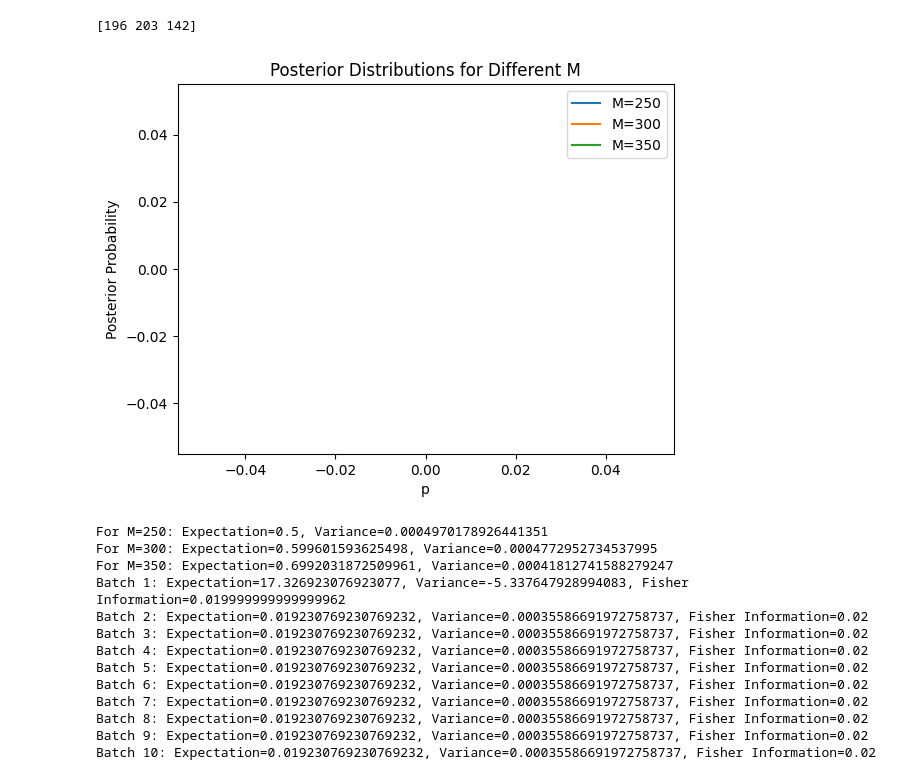
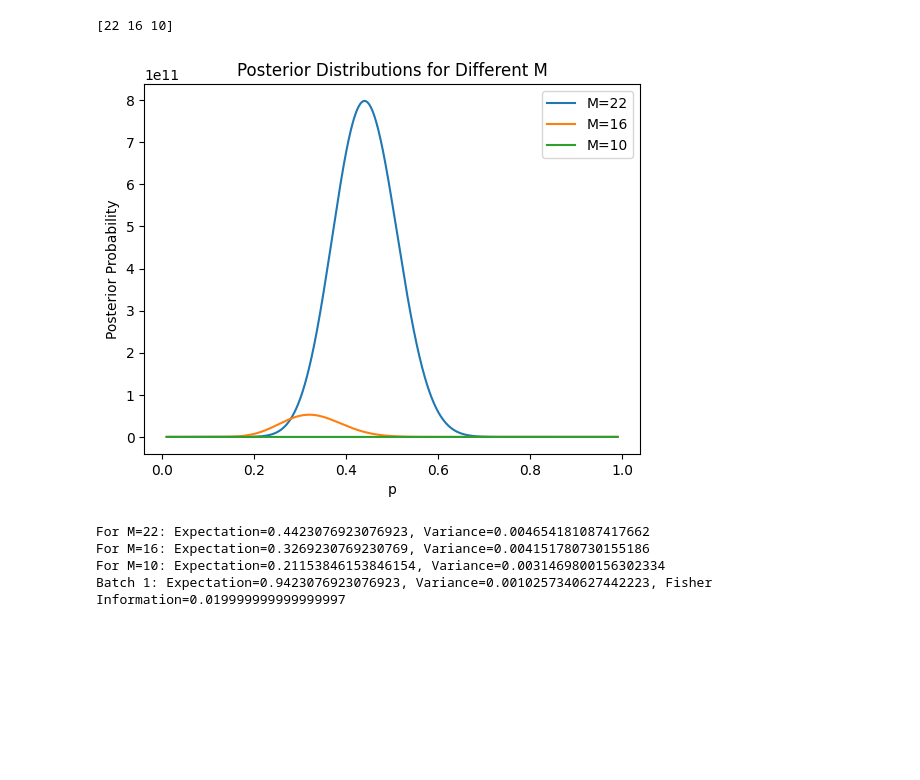
Before and after one commit to AndrewTrutt/Section7, a Jupyter notebook: Bayesian.ipynb, the cells around one changed output. Cells and saved outputs as stored; diff of their text form; code cells hidden in the pictures; blank space fills up the shorter version.

```diff
--- a/Bayesian.ipynb
+++ b/Bayesian.ipynb
@@ -7,7 +7,9 @@ datalist = []
 
 for file in files:
     with open(file, "r") as f:
-        datalist.append(json.load(f))  # Store each file's data
+        datalist.append(json.load(f)[0:50])  # Store each file's data, (only the first 50 entries)
+
+
 
 datasets = np.array([0,0,0])
 
@@ -17,18 +19,22 @@ for i in range(3):
 
 print(datasets)
 # %% [output]
-[196 203 142]
+[22 16 10]
 # %%
 import matplotlib.pyplot as plt
 from scipy.special import beta, gamma
 from scipy.stats import beta as beta_dist
-from math import comb
+from math import comb, log, factorial, exp
 
 # Assuming datasets are loaded as lists of heads counts
 # datasets = [dataset1, dataset2, dataset3]  # Replace with actual data loading
 
+def factorial_product(a, b, c):          #allows us to calculate products of gamma functions without overflow
+    log_prod = sum(log(factorial(abs(x))) * (1 if x > 0 else -1) for x in (a, b, c))
+    return exp(log_prod)
+
 def likelihood(M, N, p):
-    return (gamma(N + 2) / (gamma(M + 1) * gamma(N - M + 1))) * p**M * (1 - p)**(N - M) * comb(N,M)
+    return factorial_product(N+2, -M-1, -N+M-1) * p**M * (1 - p)**(N - M) * comb(N,M)
 
 def posterior(M, N, p):
     return likelihood(M, N, p) * 1 / N  # Uniform prior P(p) = 1/N
@@ -43,48 +49,39 @@ def expectation_variance(M, N):
 def fisher_information(M, N):
     alpha = M + 1
     beta_param = N - M + 1
     return (alpha - 1) / (alpha + beta_param - 2)**2 + (beta_param - 1) / (alpha + beta_param - 2)**2
 
-N = 500
+N = 50
 batch_size = 50
 p_values = np.linspace(0.01, 0.99, 1000)
 
-for M in dataset:
+for M in datasets:
     posterior_values = [posterior(M, N, p) for p in p_values]
     plt.plot(p_values, posterior_values, label=f'M={M}')
 
 plt.xlabel('p')
 plt.ylabel('Posterior Probability')
 plt.title('Posterior Distributions for Different M')
 plt.legend()
 plt.show()
 
-for M in dataset:
+for M in datasets:
     exp, var = expectation_variance(M, N)
     print(f'For M={M}: Expectation={exp}, Variance={var}')
 
 # Batch processing
 for i in range(0, N, batch_size):
-    batch_M = sum(dataset[i:i+batch_size])
+    batch_M = sum(datasets[i:i+batch_size])
     batch_N = batch_size
     exp, var = expectation_variance(batch_M, batch_N)
     fisher = fisher_information(batch_M, batch_N)
     print(f'Batch {i//batch_size + 1}: Expectation={exp}, Variance={var}, Fisher Information={fisher}')
 
 
 #overflow issue i think
 # %% [output]
-[figure, old version]
+[figure, new version]
-For M=250: Expectation=0.5, Variance=0.0004970178926441351
-For M=300: Expectation=0.599601593625498, Variance=0.0004772952734537995
-For M=350: Expectation=0.6992031872509961, Variance=0.00041812741588279247
-Batch 1: Expectation=17.326923076923077, Variance=-5.337647928994083, Fisher Information=0.019999999999999962
-Batch 2: Expectation=0.019230769230769232, Variance=0.00035586691972758737, Fisher Information=0.02
-Batch 3: Expectation=0.019230769230769232, Variance=0.00035586691972758737, Fisher Information=0.02
-Batch 4: Expectation=0.019230769230769232, Variance=0.00035586691972758737, Fisher Information=0.02
-Batch 5: Expectation=0.019230769230769232, Variance=0.00035586691972758737, Fisher Information=0.02
-Batch 6: Expectation=0.019230769230769232, Variance=0.00035586691972758737, Fisher Information=0.02
-Batch 7: Expectation=0.019230769230769232, Variance=0.00035586691972758737, Fisher Information=0.02
-Batch 8: Expectation=0.019230769230769232, Variance=0.00035586691972758737, Fisher Information=0.02
-Batch 9: Expectation=0.019230769230769232, Variance=0.00035586691972758737, Fisher Information=0.02
-Batch 10: Expectation=0.019230769230769232, Variance=0.00035586691972758737, Fisher Information=0.02
+For M=22: Expectation=0.4423076923076923, Variance=0.004654181087417662
+For M=16: Expectation=0.3269230769230769, Variance=0.004151780730155186
+For M=10: Expectation=0.21153846153846154, Variance=0.0031469800156302334
+Batch 1: Expectation=0.9423076923076923, Variance=0.0010257340627442223, Fisher Information=0.019999999999999997
```
Also changed, not shown: parts of 2 cells of this notebook.
